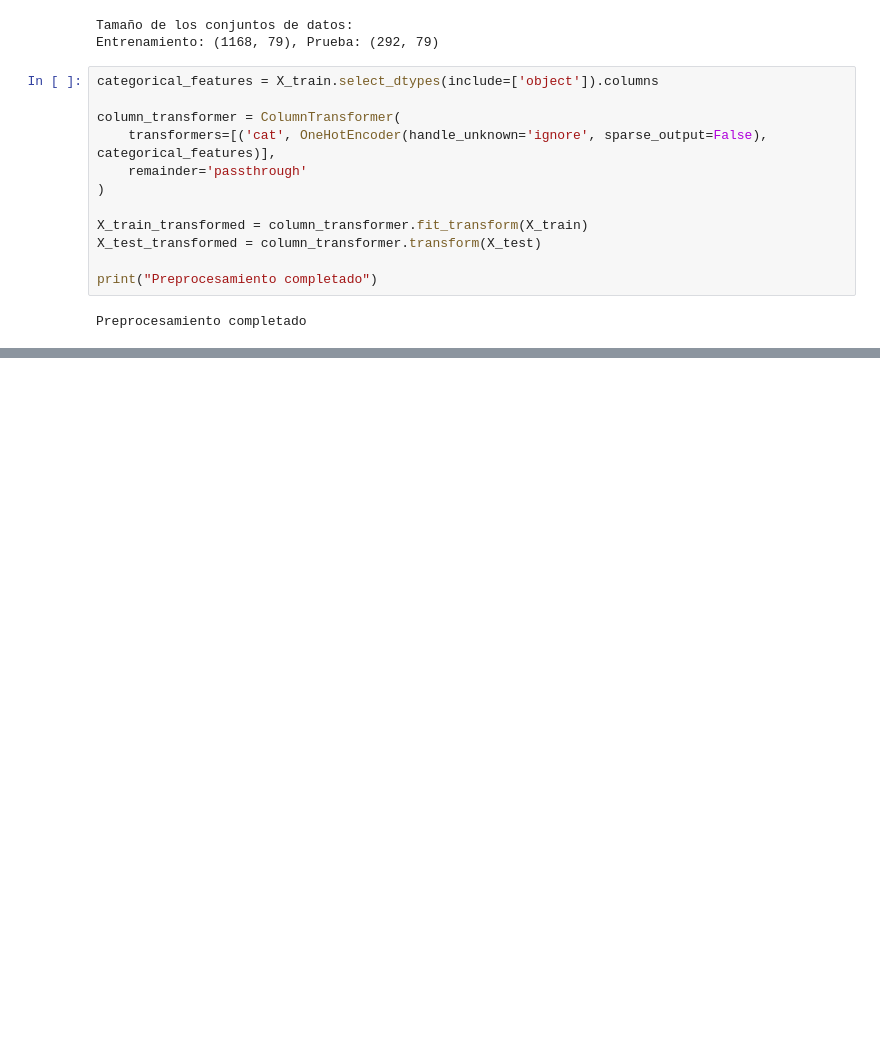
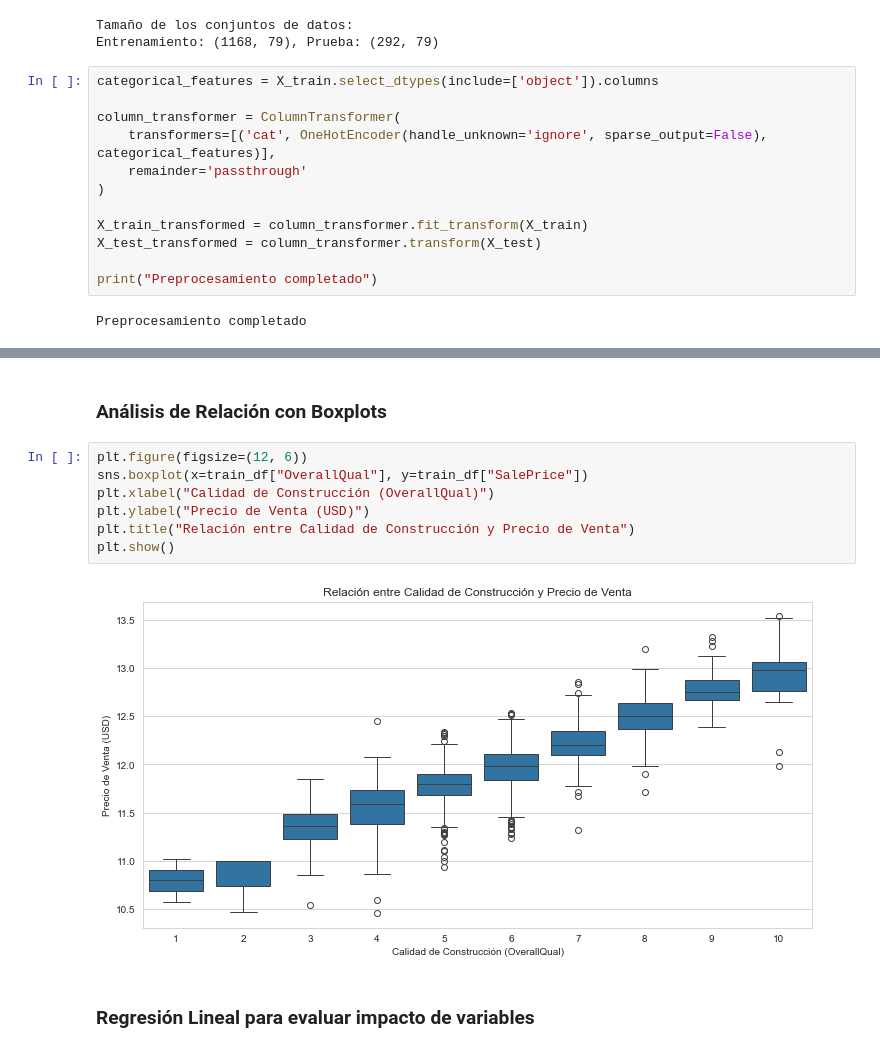
Before and after one commit to Riv2oo4/Proyecto1_MD, a Jupyter notebook: proyecto1.ipynb, the cells around one changed output, grey strips where cells are left out. Cells and saved outputs as stored; diff of their text form; blank space fills up the shorter version.

```diff
--- a/proyecto1.ipynb
+++ b/proyecto1.ipynb
@@ -141,0 +162,13 @@ Preprocesamiento completado
+# %% [markdown]
+### Análisis de Relación con Boxplots
+# %%
+plt.figure(figsize=(12, 6))
+sns.boxplot(x=train_df["OverallQual"], y=train_df["SalePrice"])
+plt.xlabel("Calidad de Construcción (OverallQual)")
+plt.ylabel("Precio de Venta (USD)")
+plt.title("Relación entre Calidad de Construcción y Precio de Venta")
+plt.show()
+# %% [output]
+[figure, added]
+# %% [markdown]
+### Regresión Lineal para evaluar impacto de variables
```
Also changed, not shown: parts of 9 cells of this notebook, 3 other files.
